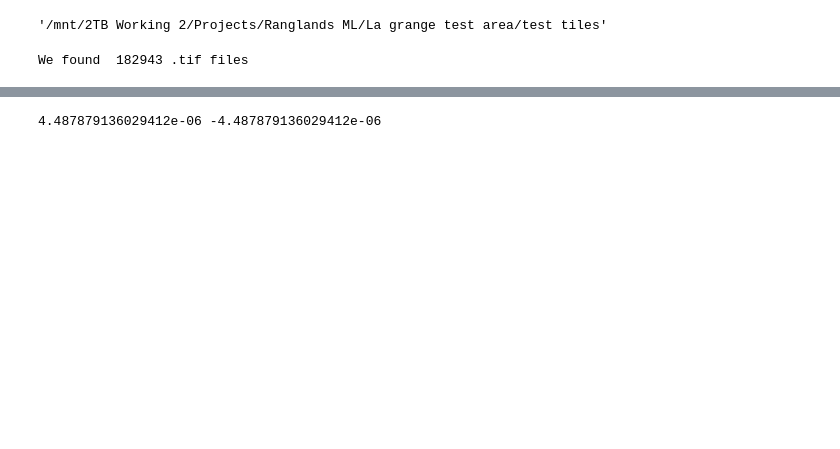
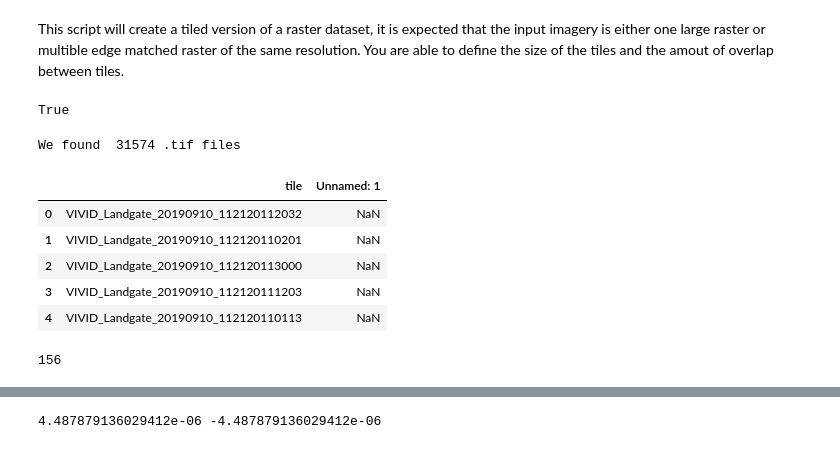
Before and after one commit to DPIRD-DMA/GeoTIFF_tiler, a Jupyter notebook: GeoTIFF_tiler_clean.ipynb, the cells around one changed output, grey strips where cells are left out. Cells and saved outputs as stored; diff of their text form; code cells hidden in the pictures; blank space fills up the shorter version.

```diff
--- a/GeoTIFF_tiler_clean.ipynb
+++ b/GeoTIFF_tiler_clean.ipynb
@@ -15,0 +1,2 @@ from shapely import geometry
+# %% [markdown]
+This script will create a tiled version of a raster dataset, it is expected that the input imagery is either one large raster or multible edge matched raster of the same resolution. You are able to define the size of the tiles and the amout of overlap between tiles.
@@ -17,44 +20,55 @@ from shapely import geometry
 tile_size_px = [1000,1000] #x,y
 tile_oxerlap_px = 150
 
-
-output_folder = '/mnt/2TB Working 2/Projects/Ranglands ML/La grange test area/test tiles'
-geotiff_folder = '/mnt/2TB Working 2/Projects/Ranglands ML/La grange test area/Test Vivid tiles'
+geotiff_folder = '/media/nick/Seagate Expansion Drive/Vivid 2.0 - Raster Tiles'
+output_folder = '/media/nick/4TB Working/Projects/geotiff tiler test/tiles'
+valid_raster = '/media/nick/4TB Working/Projects/geotiff tiler test/valid rasters.csv'
 
 input_file_ext = '.tif'
-output_compression = 'JPEG'
+output_compression = 'JPEG'  #LZW or JPEG
 # %%
-output_folder
+os.path.isdir(geotiff_folder)
 # %% [output]
-'/mnt/2TB Working 2/Projects/Ranglands ML/La grange test area/test tiles'
+True
 # %%
 # search folder and all sub folders for 'input_file_ext' files
 geo_tiff_list = []
-for root, dirs, files in os.walk(output_folder):
+for root, dirs, files in os.walk(geotiff_folder):
     for file in files:
         if file.endswith(input_file_ext):
             geo_tiff_list.append(os.path.join(root, file))
 
 print('We found ',len(geo_tiff_list),input_file_ext,'files')
 # %% [output]
-We found  182943 .tif files
+We found  31574 .tif files
 # %%
 # if you want to filter our input raster use this
-# polygons = gpd.read_file('/media/nick/2TB Working 2/Image sets/VIVID South West polygons.gpkg')
-# polygons = gpd.read_file('/mnt/2TB Working 2/Projects/Nulla ML test/image classification/full preds/vivid tiles within.gpkg')
-
-# polygons
+valid_raster_df = pd.read_csv(valid_raster)
+valid_raster_df.head()
+# %% [output]
+|  | tile | Unnamed: 1 |
+| 0 | VIVID_Landgate_20190910_112120112032 | NaN |
+| 1 | VIVID_Landgate_20190910_112120110201 | NaN |
+| 2 | VIVID_Landgate_20190910_112120113000 | NaN |
+| 3 | VIVID_Landgate_20190910_112120111203 | NaN |
+| 4 | VIVID_Landgate_20190910_112120110113 | NaN |
 # %%
-# valid_names = set(polygons.tile.tolist())
-# short_list = []
-# for tif in geo_tiff_list:
-#     file_name = os.path.basename(tif).replace('.tif','')
+# conver the valid raster names into a set so the lookup if much faster
+valid_raster_names = set(valid_raster_df.tile.tolist())
 
-#     if file_name in valid_names:
-#         short_list.append(tif)
+short_list = []
 
-# geo_tiff_list = short_list
-# len(geo_tiff_list)
+for tif in tqdm(geo_tiff_list):
+#     my csv file does not have the file extentions so we are stripping out the '.tif' to find a match
+    file_name = os.path.basename(tif).replace('.tif','')
+#     check if the current raster is in the list, if so add it to the clean list
+    if file_name in valid_raster_names:
+        short_list.append(tif)
+# reset the full list to the clean list
+geo_tiff_list = short_list
+len(geo_tiff_list)
+# %% [output]
+156
 # %%
 def get_bounds(tif_path):
 #     open file
```
Also changed, not shown: parts of 29 cells of this notebook, 1 other file.
